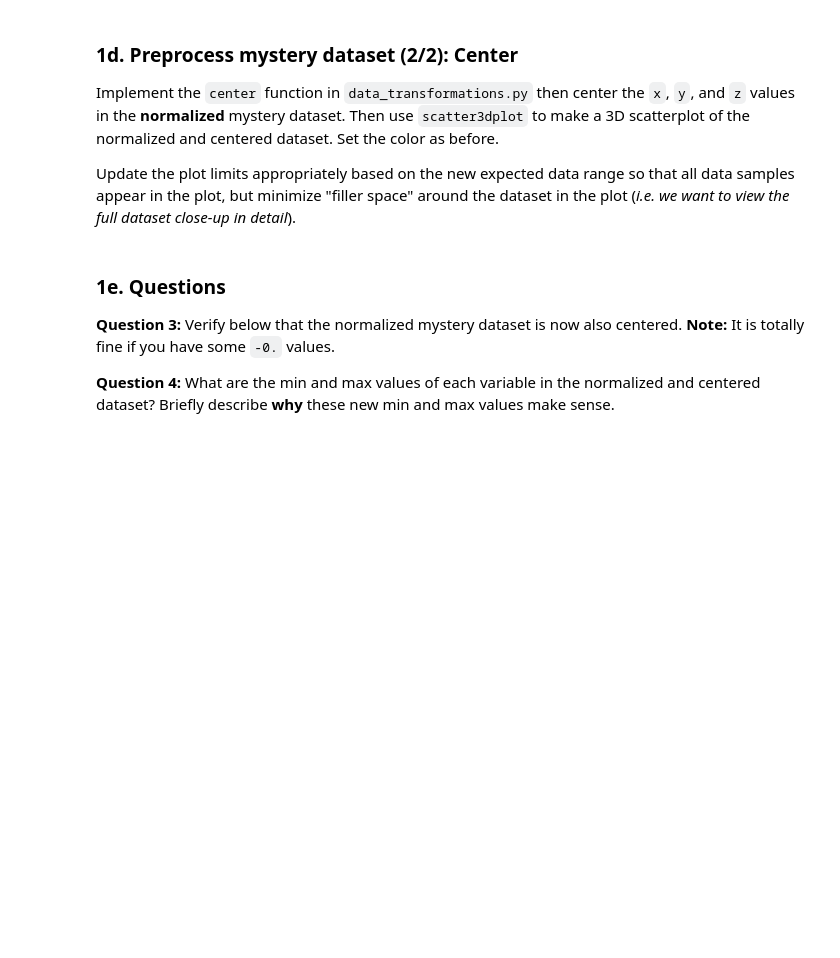
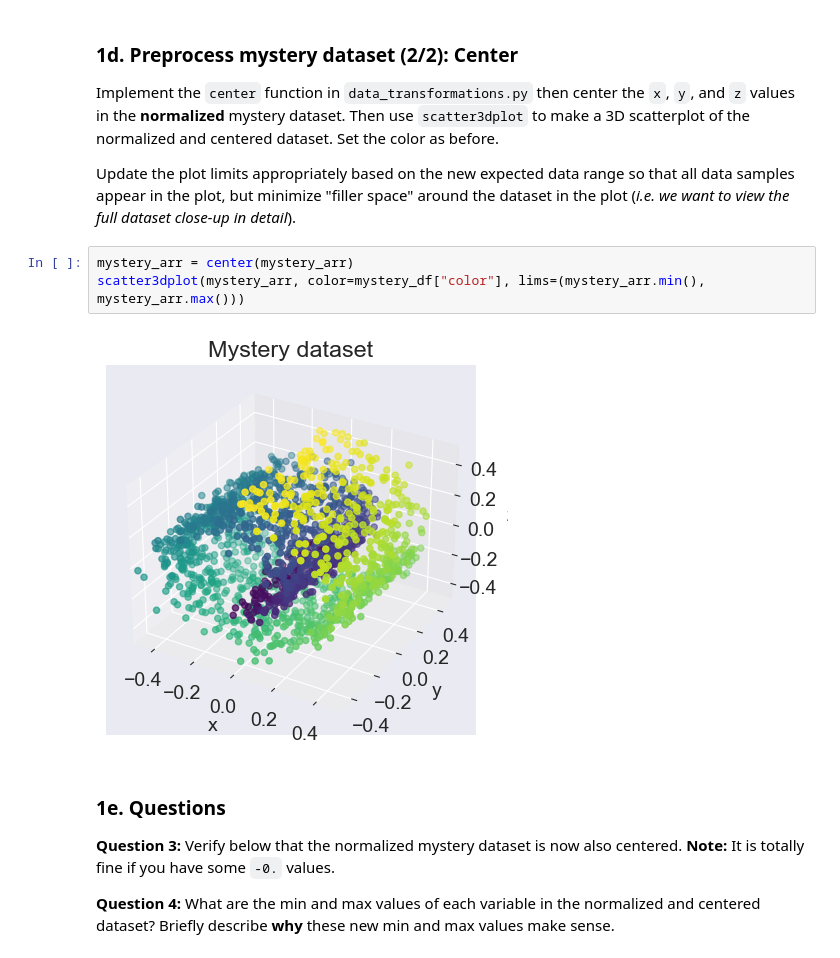
Before and after one commit to francisohara24/CS251, a Jupyter notebook: project_4/data_transformations.ipynb, the cells around one changed output. Cells and saved outputs as stored; diff of their text form; blank space fills up the shorter version.

```diff
--- a/project_4/data_transformations.ipynb
+++ b/project_4/data_transformations.ipynb
@@ -76,6 +113,11 @@ Use `scatter3dplot` to make a 3D scatterplot of the normalized dataset. Set the
 Implement the `center` function in `data_transformations.py` then center the `x`, `y`, and `z` values in the **normalized** mystery dataset. Then use `scatter3dplot` to make a 3D scatterplot of the normalized and centered dataset. Set the color as before.
 
 Update the plot limits appropriately based on the new expected data range so that all data samples appear in the plot, but minimize "filler space" around the dataset in the plot (*i.e. we want to view the full dataset close-up in detail*).
+# %%
+mystery_arr = center(mystery_arr)
+scatter3dplot(mystery_arr, color=mystery_df["color"], lims=(mystery_arr.min(), mystery_arr.max()))
+# %% [output]
+[figure, added]
 # %% [markdown]
 ### 1e. Questions
 
```
Also changed, not shown: parts of 17 cells of this notebook, 3 other files.
